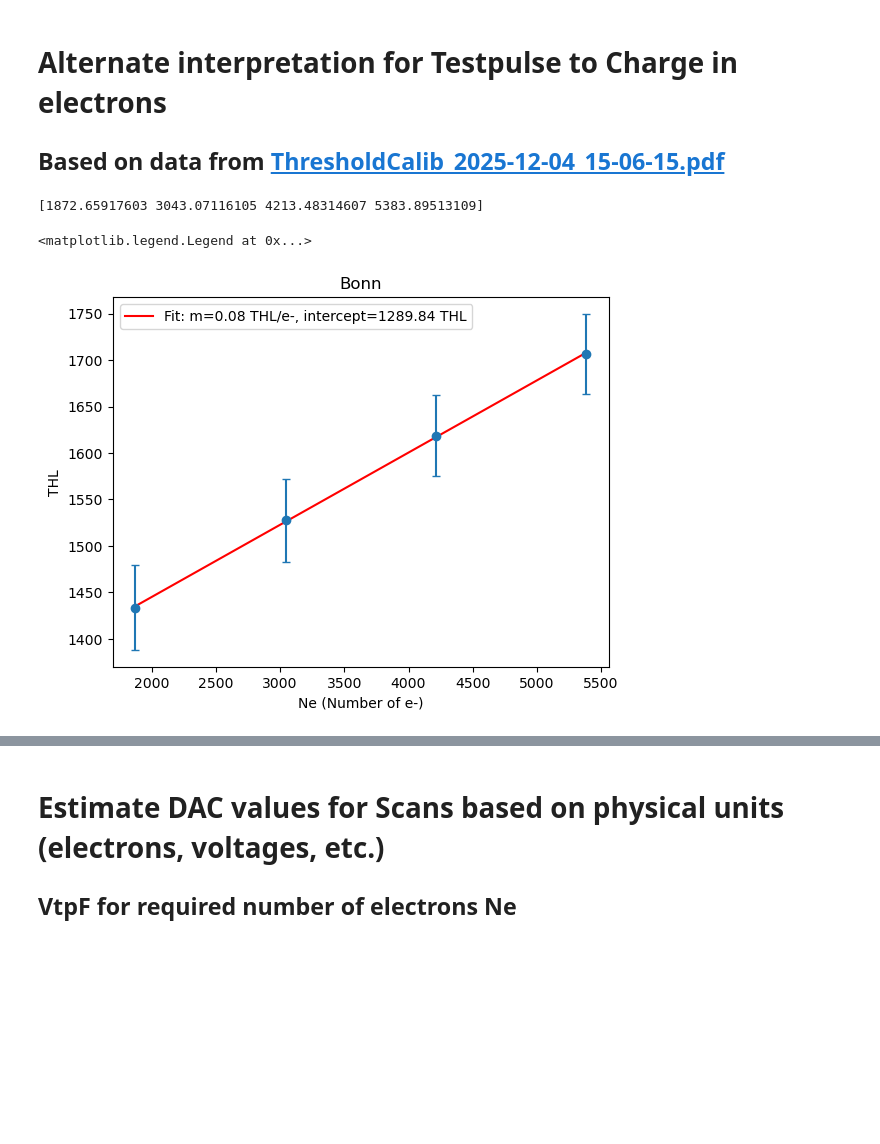
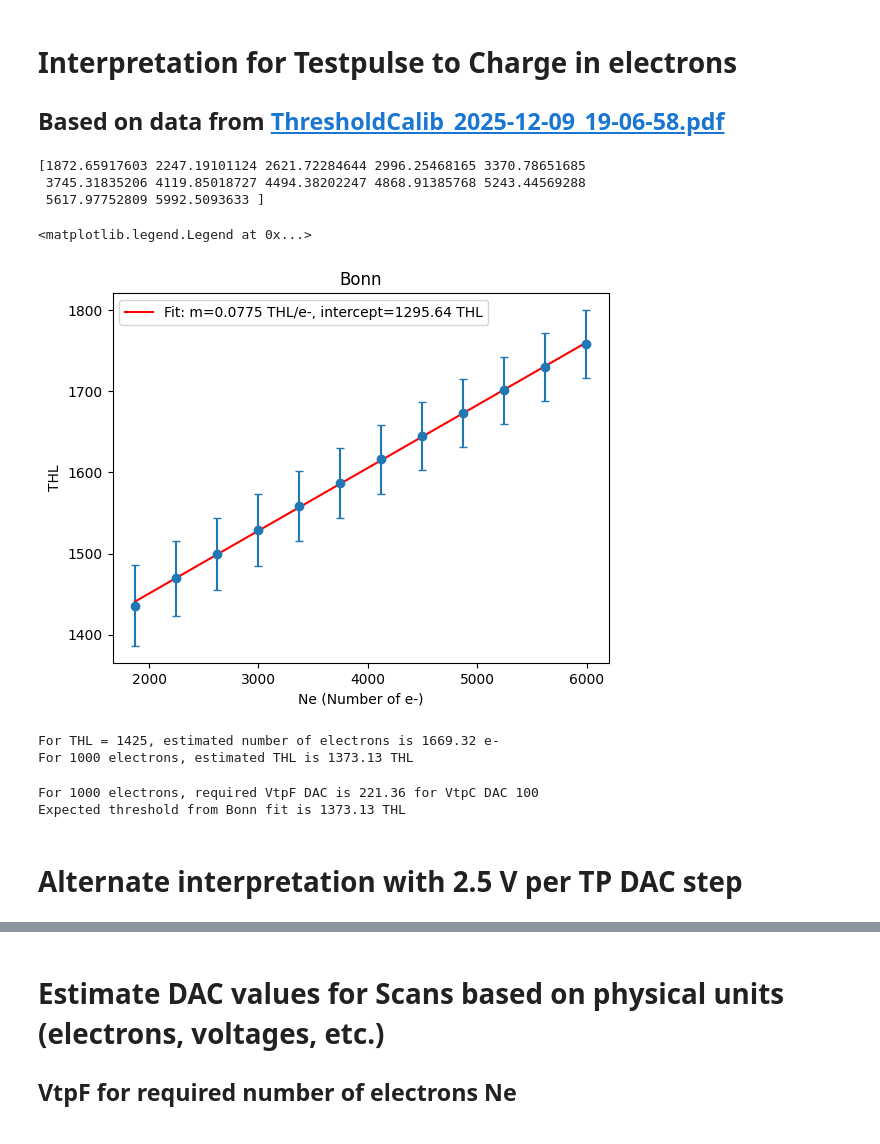
Before and after one commit to hemanth-manikantan/GridPix_2025Dec_IAPS, a Jupyter notebook: scripts/Workbook1.ipynb, the cells around one changed output, grey strips where cells are left out. Drawn from its saved outputs; the diff is of its cells as text; code cells hidden in the pictures; blank space fills up the shorter version.

```diff
--- a/scripts/Workbook1.ipynb
+++ b/scripts/Workbook1.ipynb
@@ -1,6 +1,6 @@
 # %% [markdown]
-# Alternate interpretation for Testpulse to Charge in electrons
-## Based on data from [ThresholdCalib_2025-12-04_15-06-15.pdf](../plots/ThresholdCalib_2025-12-04_15-06-15.pdf)
+# Interpretation for Testpulse to Charge in electrons
+## Based on data from [ThresholdCalib_2025-12-09_19-06-58.pdf](../plots/ThresholdCalib_2025-12-09_19-06-58.pdf)
 # %%
 import numpy as np
 import matplotlib.pyplot as plt
@@ -10,25 +10,57 @@ from scipy.optimize import curve_fit
 def linear_mod(x, co, m):
     return co + m*x
 # %%
-th_mean = np.array([1433.75, 1527.53, 1618.50, 1706.54])
-th_er = np.array([45.54, 44.23, 43.51, 43.03])
+th_mean = np.array([1435.83, 1469.23, 1499.77, 1529.00, 1558.50, 1587.02, 1616.27, 1644.79, 1673.51, 1701.03, 1730.30, 1758.26])
+th_er = np.array([49.80, 46.56, 44.58, 43.94, 43.20, 42.68, 42.40, 42.19, 42.07, 41.87, 41.84, 42.14])
 vtpC = 100
-ntp = 4
+ntp = 12
 vtpF_step = 2.5e-3 #Step of vtpF DAC #! This is 2.5 mV as per Bonn, 0.5 mV as per our observation
 vtpF = 240 + (100//ntp)*np.arange(ntp)
 vtp = (vtpF - vtpC*2)*vtpF_step #Each VtpF DAC in mV
 c = 3e-15 #Test capacitance in Farads
 e = 1.602e-19 #Electron charge in Coloumb
 Ne_vtp = vtp*c/e #Number of electrons at each vtp
 print(Ne_vtp)
 
-popt,pcov = curve_fit(linear_mod, Ne_vtp, th_mean, sigma=th_er)
+poptB,pcovB = curve_fit(linear_mod, Ne_vtp, th_mean, sigma=th_er)
 plt.errorbar(Ne_vtp, th_mean, th_er, fmt='o', capsize=3)
-plt.plot(Ne_vtp, linear_mod(Ne_vtp, *popt), c='r', label='Fit: m=%.2f THL/e-, intercept=%.2f THL'%(popt[1],popt[0]))
+plt.plot(Ne_vtp, linear_mod(Ne_vtp, *poptB), c='r', label='Fit: m=%.4f THL/e-, intercept=%.2f THL'%(poptB[1],poptB[0]))
 plt.title('Bonn'); plt.xlabel('Ne (Number of e-)'); plt.ylabel('THL')
 plt.legend()
 # %% [output]
-[1872.65917603 3043.07116105 4213.48314607 5383.89513109]
+[1872.65917603 2247.19101124 2621.72284644 2996.25468165 3370.78651685
+ 3745.31835206 4119.85018727 4494.38202247 4868.91385768 5243.44569288
+ 5617.97752809 5992.5093633 ]
 <matplotlib.legend.Legend at 0x...>
-[figure, old version]
+[figure, new version]
+# %%
+#THL to electrons conversion using Bonn fit
+thl = 1425
+ne_est = (thl - poptB[0])/poptB[1]
+print('For THL = %d, estimated number of electrons is %.2f e-'%(thl, ne_est))
+
+#electron to THL conversion using Bonn fit
+Ne = 1000
+thl_est = linear_mod(Ne, *poptB)
+print('For %d electrons, estimated THL is %.2f THL'%(Ne, thl_est))
+# %% [output]
+For THL = 1425, estimated number of electrons is 1669.32 e-
+For 1000 electrons, estimated THL is 1373.13 THL
+# %%
+#Compute Test pulse amplitude for required number of electrons from Bonn fit
+
+Ne = 200
+Ne = 1000
+vtp_V_req = Ne*e/c #in Volts
+vtpF_step = 2.5e-3 #Step of vtpF DAC #! This is 2.5 mV as per Documentaion
+vtpF_abs = vtp_V_req/vtpF_step
+vtpC = 100 #! Change this as per DAC setting
+vtpF = vtpF_abs + vtpC*2
+print('For %d electrons, required VtpF DAC is %.2f for VtpC DAC %d'%(Ne, vtpF, vtpC))
+print('Expected threshold from Bonn fit is %.2f THL'%(linear_mod(Ne, *poptB)))
+# %% [output]
+For 1000 electrons, required VtpF DAC is 221.36 for VtpC DAC 100
+Expected threshold from Bonn fit is 1373.13 THL
+# %% [markdown]
+# Alternate interpretation with 2.5 V per TP DAC step
 # %%
```
Also changed, not shown: parts of 4 cells of this notebook, 6 other files.
